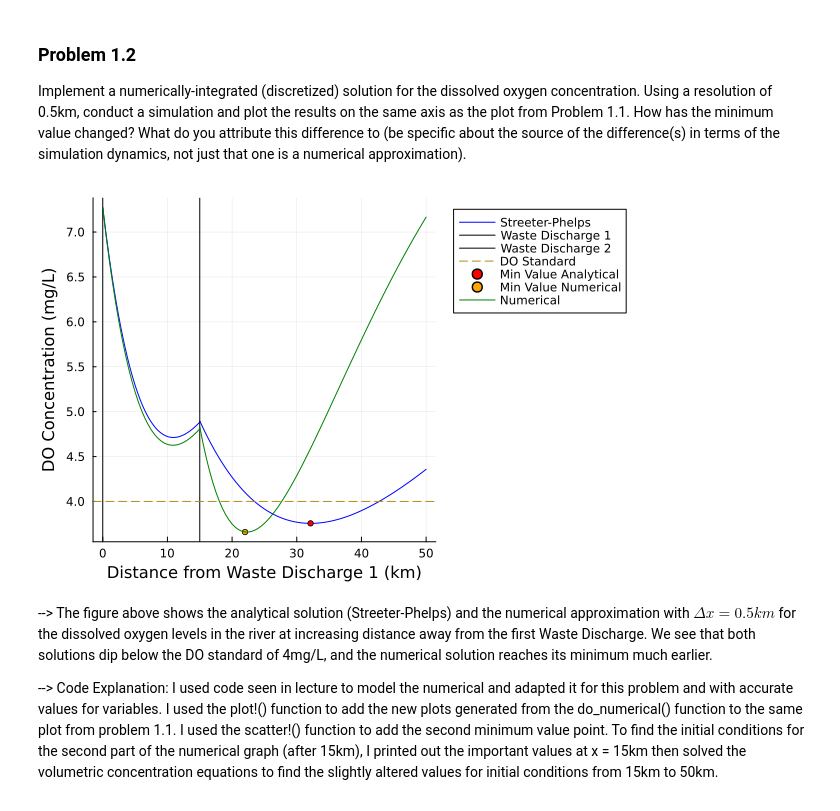
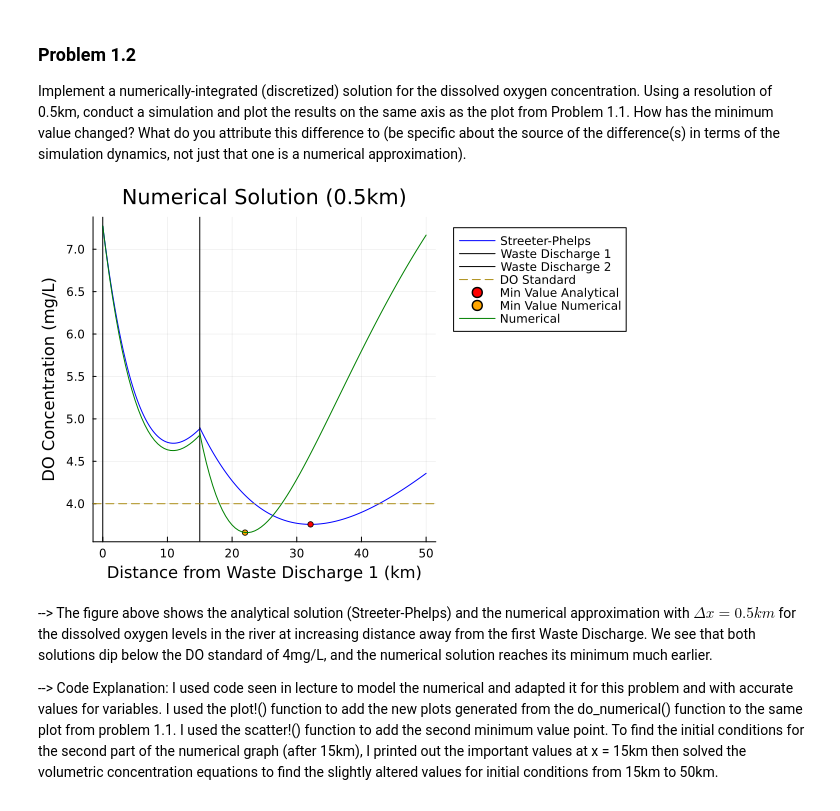
Before and after one commit to BEE4750-FA25/hw3-wrn25-hw3, a Jupyter notebook: hw03.ipynb, the cells around one changed output. Saved outputs shown, nothing was run; the diff lists cells and outputs as text; code cells hidden in the pictures.

```diff
--- a/hw03.ipynb
+++ b/hw03.ipynb
@@ -111,7 +111,7 @@ C1 = Cs*(1 .- a1) + C01*a1 - B01*a2 - N01*a3
 C2 = Cs*(1 .- a1) + C02*a1 - B02*a2 - N02*a3
 
 p1 = plot(x1,C1, xlabel = "Distance from Waste Discharge 1 (km)", ylabel = "DO Concentration (mg/L)",
-label = "", color =:blue)
+label = "", color =:blue, title = "Analytical Solution (Streeter-Phelps)")
 plot!(p1, x2, C2, label = "Streeter-Phelps", color =:blue)
 vline!([0], label = "Waste Discharge 1", color =:black)
 vline!([15], label = "Waste Discharge 2", color =:black)
@@ -147,27 +147,28 @@ approximation).
 # %%
 function do_numerical(L, Δx, C0, B0, N0, ka, kn, kc, Cs, U)
     n = Int(L / Δx)
     C = zeros(n + 1)
     B = zeros(n + 1)
     N = zeros(n + 1)
     C[1] = C0
     B[1] = B0
     N[1] = N0
     for i = 1:n
         B[i+1] = B[i] * exp(-kc * Δx / U)
         N[i+1] = N[i] * exp(-kn * Δx / U)
         C[i+1] = C[i] + (Δx / U) * (ka * (Cs - C[i]) - kc * B[i] - kn * N[i])
     end
     return (C, B, N)
 end
 C1_, B1_, N1_ = do_numerical(15, 0.5, 7.273, 9.091, 7.723, .55, .25, .35, 10, 6)
 C2_, B2_, N2_ = do_numerical(35, 0.5, 4.831, 8.735, 7.834, .55, .25, .35, 10, 6)
-scatter!(p1, [22], [3.6593], marker =:circle, markersize =3, color =:orange, label = "Min Value Numerical")
+scatter!(p1, [22], [3.6593], marker =:circle, markersize =3, color =:orange, label = "Min Value Numerical",
+title = "Numerical Solution (0.5km)")
 plot!(p1, 0:0.5:15, C1_, label = "Numerical", color =:green, legend =:outertopright)
 plot!(p1, 15:0.5:50, C2_, label = "", color =:green)
 display(p1)
 # %% [output]
-[figure, old version]
+[figure, new version]
 # %% [markdown]
 --> The figure above shows the analytical solution (Streeter-Phelps) and the numerical approximation with $\Delta x = 0.5km$ for the dissolved oxygen levels in the river at increasing distance away from the first Waste Discharge. We see that both solutions dip below the DO standard of 4mg/L, and the numerical solution reaches its minimum much earlier.
 
```
Also changed, not shown: parts of 10 cells of this notebook.
